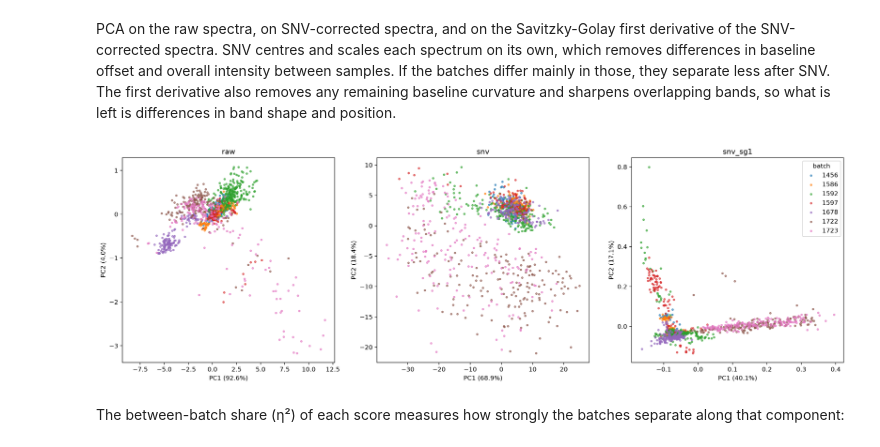
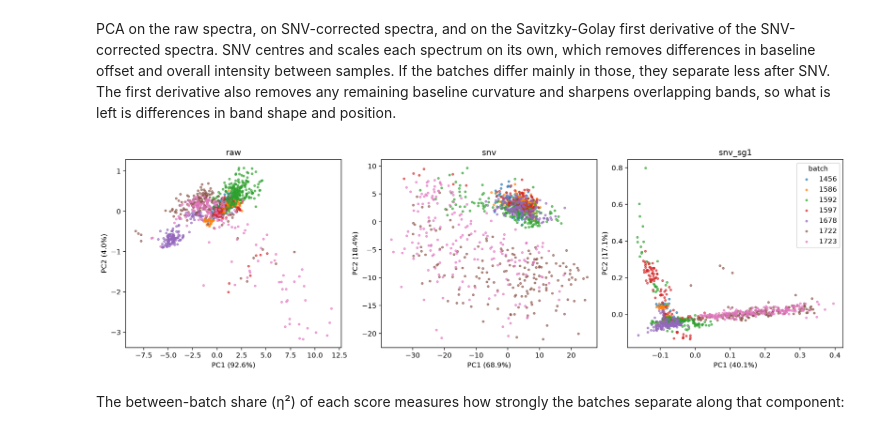
Before and after one commit to franckalbinet/cassava, a Jupyter notebook: nbs/01_eda.ipynb, the cells around one changed output. Saved outputs shown, nothing was run; the diff lists cells and outputs as text; code cells hidden in the pictures.

```diff
--- a/nbs/01_eda.ipynb
+++ b/nbs/01_eda.ipynb
@@ -54,7 +54,8 @@ np.float64(0.6766030126145667)
 Mean spectrum of each batch:
 # %%
 #| eval: false
-fig, ax = plt.subplots(figsize=(20, 4))
+#| fig-column: page
+fig, ax = plt.subplots(figsize=(15, 4))
 for b in np.unique(d.batch): plot_spectra(d.X[d.batch == b].mean(0), d.ws, ascending=False, ax=ax, color=None, label=b, lw=2)
 ax.legend();
 # %% [output]
@@ -71,14 +72,15 @@ pcas = {k: PCA(n_components=2).fit(X) for k, X in Xs.items()}
 scores = {k: pcas[k].transform(X) for k, X in Xs.items()}
 # %%
 #| eval: false
-fig, axs = plt.subplots(1, len(scores), figsize=(7*len(scores), 6))
+#| fig-column: page
+fig, axs = plt.subplots(1, len(scores), figsize=(5*len(scores), 4.5), layout='constrained')
 for ax, (k, s) in zip(axs, scores.items()):
     for b in np.unique(d.batch): ax.scatter(*s[d.batch == b].T, s=8, alpha=0.6, label=b)
     r = pcas[k].explained_variance_ratio_
     ax.set(title=k, xlabel=f'PC1 ({r[0]:.1%})', ylabel=f'PC2 ({r[1]:.1%})')
 axs[-1].legend(title='batch');
 # %% [output]
-[figure, old version]
+[figure, new version]
 # %% [markdown]
 The between-batch share (η²) of each score measures how strongly the batches separate along that component:
 # %%
```
Also changed, not shown: parts of 4 cells of this notebook, 3 other files.
